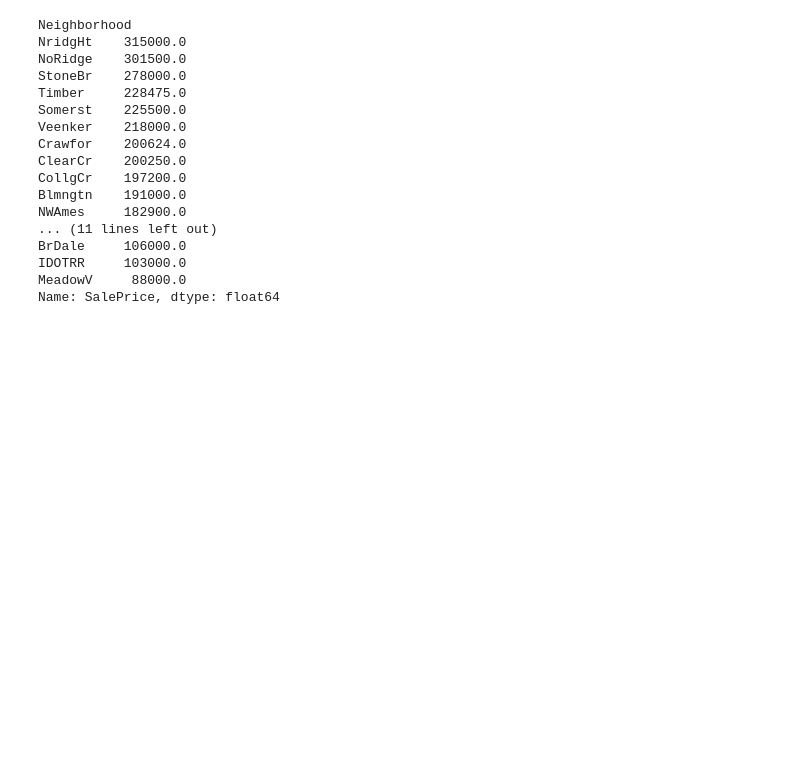
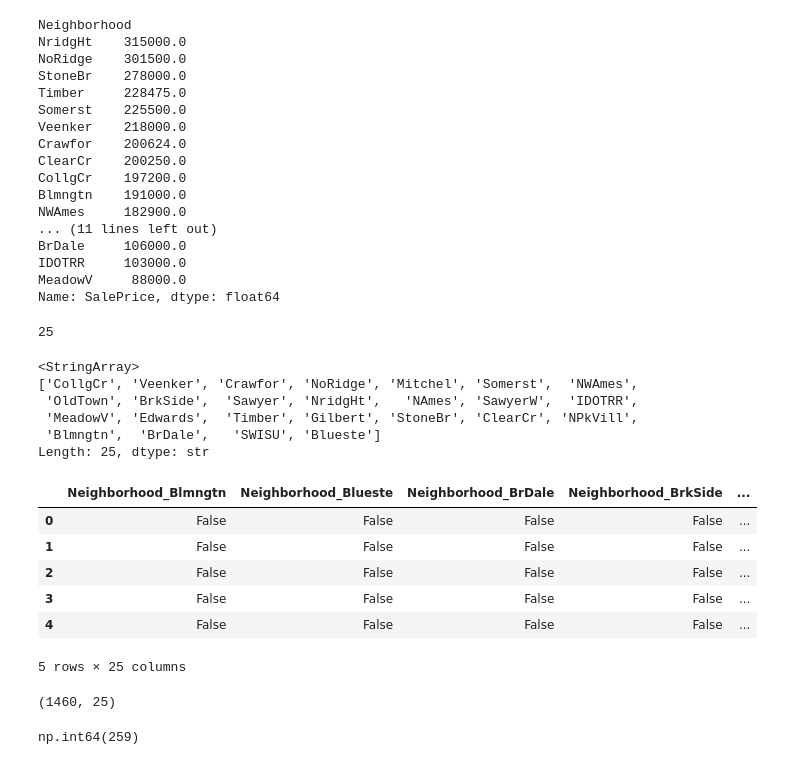
Before and after one commit to nicolastobon09/machine-learning-projects, a Jupyter notebook: house-price-predictor/notebooks/01_exploration.ipynb, the cells around one changed output. Cells and saved outputs as stored; diff of their text form; code cells hidden in the pictures; blank space fills up the shorter version.

```diff
--- a/house-price-predictor/notebooks/01_exploration.ipynb
+++ b/house-price-predictor/notebooks/01_exploration.ipynb
@@ -258,3 +258,39 @@ BrDale     106000.0
 IDOTRR     103000.0
 MeadowV     88000.0
 Name: SalePrice, dtype: float64
+# %%
+df["Neighborhood"].nunique()
+# %% [output]
+25
+# %%
+df["Neighborhood"].unique()
+# %% [output]
+<StringArray>
+['CollgCr', 'Veenker', 'Crawfor', 'NoRidge', 'Mitchel', 'Somerst',  'NWAmes',
+ 'OldTown', 'BrkSide',  'Sawyer', 'NridgHt',   'NAmes', 'SawyerW',  'IDOTRR',
+ 'MeadowV', 'Edwards',  'Timber', 'Gilbert', 'StoneBr', 'ClearCr', 'NPkVill',
+ 'Blmngtn',  'BrDale',   'SWISU', 'Blueste']
+Length: 25, dtype: str
+# %%
+neighborhood_encoded = pd.get_dummies(
+    df["Neighborhood"],
+    prefix="Neighborhood"
+)
+
+neighborhood_encoded.head()
+# %% [output]
+|  | Neighborhood_Blmngtn | Neighborhood_Blueste | Neighborhood_BrDale | Neighborhood_BrkSide | ... |
+| 0 | False | False | False | False | ... |
+| 1 | False | False | False | False | ... |
+| 2 | False | False | False | False | ... |
+| 3 | False | False | False | False | ... |
+| 4 | False | False | False | False | ... |
+5 rows × 25 columns
+# %%
+neighborhood_encoded.shape
+# %% [output]
+(1460, 25)
+# %%
+df["LotFrontage"].isnull().sum()
+# %% [output]
+np.int64(259)
```
Also changed, not shown: parts of 3 cells of this notebook.
